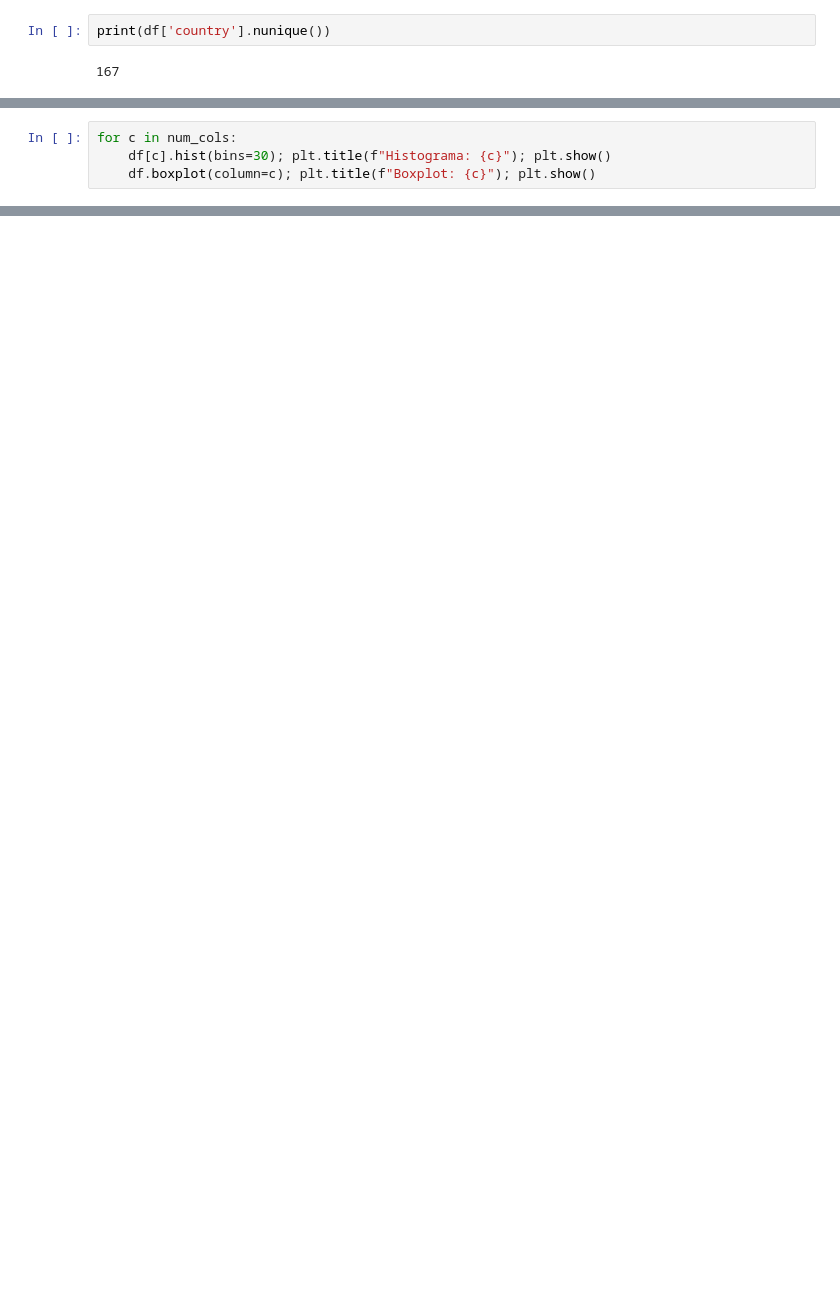
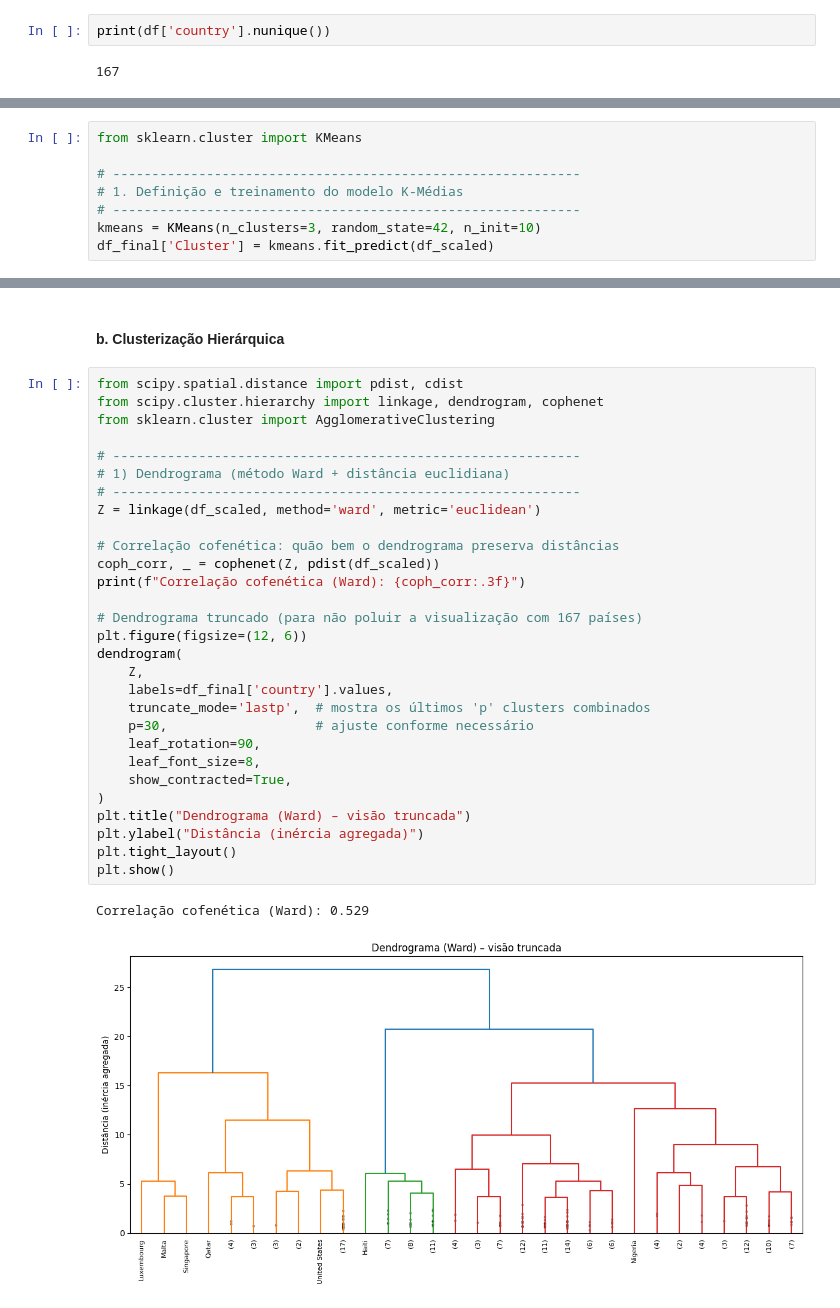
Before and after one commit to ljcunha/Algoritmo_clusterizacao, a Jupyter notebook: algoritmo_clusterizacao_pd.ipynb, the cells around one changed output, grey strips where cells are left out. Cells and saved outputs as stored; diff of their text form; blank space fills up the shorter version.

```diff
--- a/algoritmo_clusterizacao_pd.ipynb
+++ b/algoritmo_clusterizacao_pd.ipynb
@@ -111,4 +93,0 @@ display(df[num_cols].describe())
-# %%
-for c in num_cols:
-    df[c].hist(bins=30); plt.title(f"Histograma: {c}"); plt.show()
-    df.boxplot(column=c); plt.title(f"Boxplot: {c}"); plt.show()
@@ -154,0 +286,8 @@ array([[ 1.27801205, -1.7643134 ,  0.43464558,  0.14786752, -1.41303458,
+# %%
+from sklearn.cluster import KMeans
+
+# ------------------------------------------------------------
+# 1. Definição e treinamento do modelo K-Médias
+# ------------------------------------------------------------
+kmeans = KMeans(n_clusters=3, random_state=42, n_init=10)
+df_final['Cluster'] = kmeans.fit_predict(df_scaled)
@@ -154,0 +382,34 @@ array([[ 1.27801205, -1.7643134 ,  0.43464558,  0.14786752, -1.41303458,
+# %% [markdown]
+#### **b. Clusterização Hierárquica**
+# %%
+from scipy.spatial.distance import pdist, cdist
+from scipy.cluster.hierarchy import linkage, dendrogram, cophenet
+from sklearn.cluster import AgglomerativeClustering
+
+# ------------------------------------------------------------
+# 1) Dendrograma (método Ward + distância euclidiana)
+# ------------------------------------------------------------
+Z = linkage(df_scaled, method='ward', metric='euclidean')
+
+# Correlação cofenética: quão bem o dendrograma preserva distâncias
+coph_corr, _ = cophenet(Z, pdist(df_scaled))
+print(f"Correlação cofenética (Ward): {coph_corr:.3f}")
+
+# Dendrograma truncado (para não poluir a visualização com 167 países)
+plt.figure(figsize=(12, 6))
+dendrogram(
+    Z,
+    labels=df_final['country'].values,
+    truncate_mode='lastp',  # mostra os últimos 'p' clusters combinados
+    p=30,                   # ajuste conforme necessário
+    leaf_rotation=90,
+    leaf_font_size=8,
+    show_contracted=True,
+)
+plt.title("Dendrograma (Ward) – visão truncada")
+plt.ylabel("Distância (inércia agregada)")
+plt.tight_layout()
+plt.show()
+# %% [output]
+Correlação cofenética (Ward): 0.529
+[figure, added]
```
Also changed, not shown: parts of 51 cells of this notebook.
